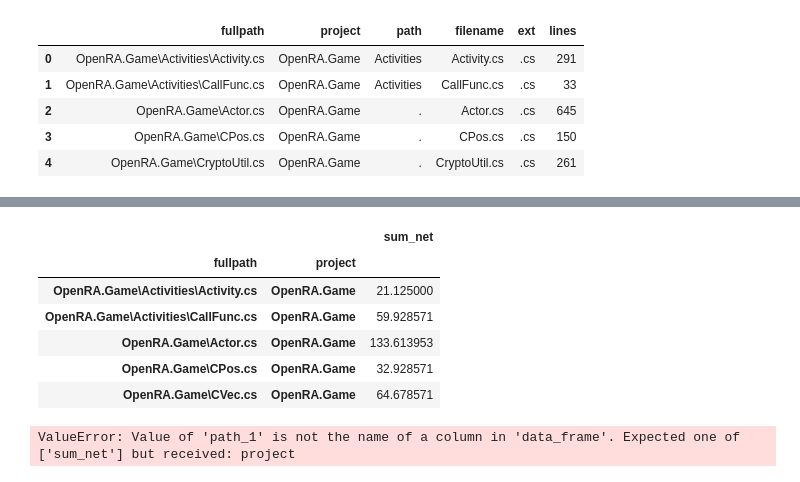
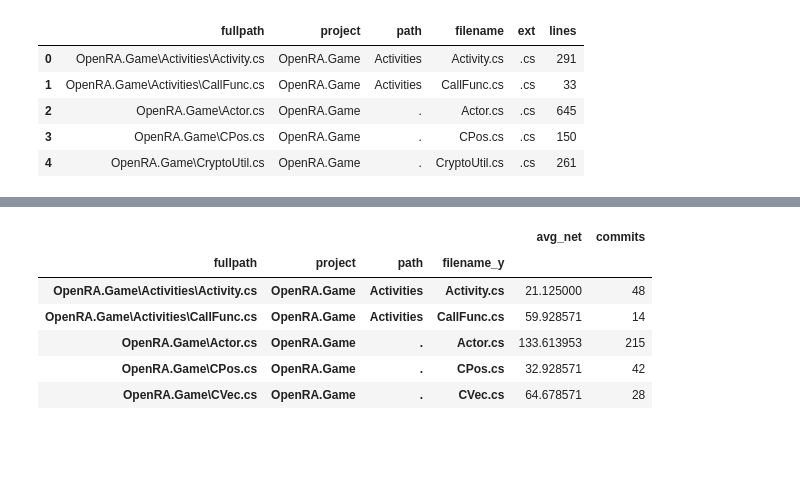
Before and after one commit to IntegerMan/VisualizingCode, a Jupyter notebook: FileStatisticsMiner/GitFileAnalysis.ipynb, the cells around one changed output, grey strips where cells are left out. Saved outputs shown, nothing was run; the diff lists cells and outputs as text; code cells hidden in the pictures; blank space fills up the shorter version.

Commit message:
A few working visualizations on commit frequency

```diff
--- a/FileStatisticsMiner/GitFileAnalysis.ipynb
+++ b/FileStatisticsMiner/GitFileAnalysis.ipynb
@@ -57,18 +57,19 @@ df_merged.head()
 # Define common variables for plotly
 from Theming import theme, template
 # %%
-df_grouped = df_merged.groupby(['fullpath', 'project']).agg(
-    sum_net=('net_lines','mean')
+df_grouped = df_merged.groupby(['fullpath', 'project', 'path', 'filename_y']).agg(
+    avg_net=('net_lines','mean'),
+    commits=('author_date', 'count')
 )
 df_grouped.head()
 # %% [output]
-|  |  | sum_net |
-| fullpath | project |  |
-| OpenRA.Game\Activities\Activity.cs | OpenRA.Game | 21.125000 |
-| OpenRA.Game\Activities\CallFunc.cs | OpenRA.Game | 59.928571 |
-| OpenRA.Game\Actor.cs | OpenRA.Game | 133.613953 |
-| OpenRA.Game\CPos.cs | OpenRA.Game | 32.928571 |
-| OpenRA.Game\CVec.cs | OpenRA.Game | 64.678571 |
+|  |  |  |  | avg_net | commits |
+| fullpath | project | path | filename_y |  |  |
+| OpenRA.Game\Activities\Activity.cs | OpenRA.Game | Activities | Activity.cs | 21.125000 | 48 |
+| OpenRA.Game\Activities\CallFunc.cs | OpenRA.Game | Activities | CallFunc.cs | 59.928571 | 14 |
+| OpenRA.Game\Actor.cs | OpenRA.Game | . | Actor.cs | 133.613953 | 215 |
+| OpenRA.Game\CPos.cs | OpenRA.Game | . | CPos.cs | 32.928571 | 42 |
+| OpenRA.Game\CVec.cs | OpenRA.Game | . | CVec.cs | 64.678571 | 28 |
 # %%
 # Histogram of lines of code
 fig = px.histogram(df_grouped,
@@ -121,18 +141,16 @@ fig.show()
 # TODO: Using Graph Objects here would allow for a more dynamic hierarchy
 
 fig = px.treemap(df_grouped,
-                 path=[px.Constant('All Code'),'project','path','filename'],
-                 color='sum_net',
-                 title='Size of Code Files by Project and Directory',
+                 path=[px.Constant('All Code'),df_grouped.index.get_level_values(1),df_grouped.index.get_level_values(2),df_grouped.index.get_level_values(3)],
+                 color='commits',
+                 title='Commits by Area of Code',
                  #hover_name='filename',
                  #hover_data=['fullpath'],
                  color_continuous_scale='balance',
                  template=template,
                  height=800,
-                 values='sum_net')
+                 values='commits')
 fig.update_layout(margin = dict(t=50, l=25, r=25, b=25))
 fig.show()
-# %% [output]
-ValueError: Value of 'path_1' is not the name of a column in 'data_frame'. Expected one of ['sum_net'] but received: project
 # %%
 # Sunburst diagram. Same data as a treemap, but different presentation
```
Also changed, not shown: parts of 5 cells of this notebook.
